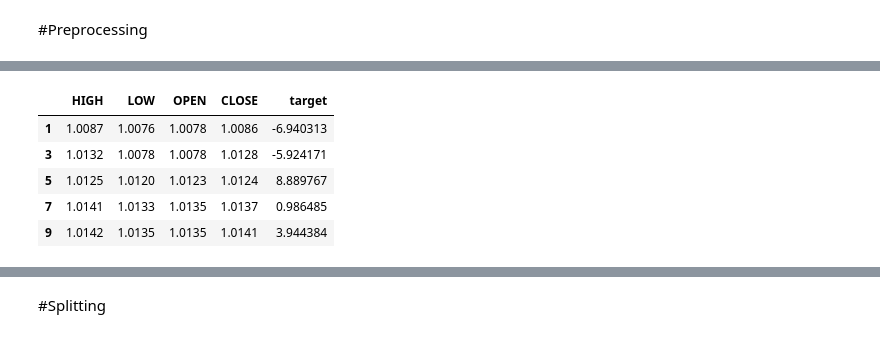
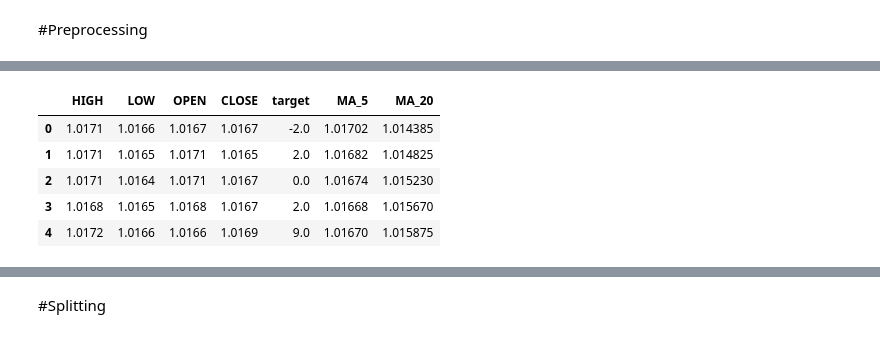
Before and after one commit to FaridRash/eurusd-regression-forecasting, a Jupyter notebook: Farid/Farid_1st.ipynb, the cells around one changed output, grey strips where cells are left out. Saved outputs shown, nothing was run; the diff lists cells and outputs as text; code cells hidden in the pictures.

```diff
--- a/Farid/Farid_1st.ipynb
+++ b/Farid/Farid_1st.ipynb
@@ -51,7 +44,7 @@ plt.show()
 # %% [markdown]
 #Preprocessing
 # %%
-df['target'] = ((df['CLOSE'].shift(-1) - df['CLOSE']) / df['CLOSE']) * 10000
+df['target'] = (df['CLOSE'].shift(-1) - df['CLOSE']) * 10000
 display(df.head())
 display(df.tail())
 # %% [output]
@@ -79,0 +75,4 @@ display(df.tail())
+# %%
+df['MA_5'] = df['CLOSE'].rolling(window=5).mean()
+display(df.head())
+display(df.tail())
@@ -79,0 +92,4 @@ display(df.tail())
+# %%
+df['MA_20'] = df['CLOSE'].rolling(window=20).mean()
+display(df.head(11))
+display(df.tail())
@@ -80,10 +115,10 @@ display(df.tail())
 # %%
-df = df.iloc[1::2]
+df = df.iloc[19:].reset_index(drop=True)
 display(df.head())
 # %% [output]
-|  | HIGH | LOW | OPEN | CLOSE | target |
-| 1 | 1.0087 | 1.0076 | 1.0078 | 1.0086 | -6.940313 |
-| 3 | 1.0132 | 1.0078 | 1.0078 | 1.0128 | -5.924171 |
-| 5 | 1.0125 | 1.0120 | 1.0123 | 1.0124 | 8.889767 |
-| 7 | 1.0141 | 1.0133 | 1.0135 | 1.0137 | 0.986485 |
-| 9 | 1.0142 | 1.0135 | 1.0135 | 1.0141 | 3.944384 |
+|  | HIGH | LOW | OPEN | CLOSE | target | MA_5 | MA_20 |
+| 0 | 1.0171 | 1.0166 | 1.0167 | 1.0167 | -2.0 | 1.01702 | 1.014385 |
+| 1 | 1.0171 | 1.0165 | 1.0171 | 1.0165 | 2.0 | 1.01682 | 1.014825 |
+| 2 | 1.0171 | 1.0164 | 1.0171 | 1.0167 | 0.0 | 1.01674 | 1.015230 |
+| 3 | 1.0168 | 1.0165 | 1.0168 | 1.0167 | 2.0 | 1.01668 | 1.015670 |
+| 4 | 1.0172 | 1.0166 | 1.0166 | 1.0169 | 9.0 | 1.01670 | 1.015875 |
```
Also changed, not shown: parts of 15 cells of this notebook.
